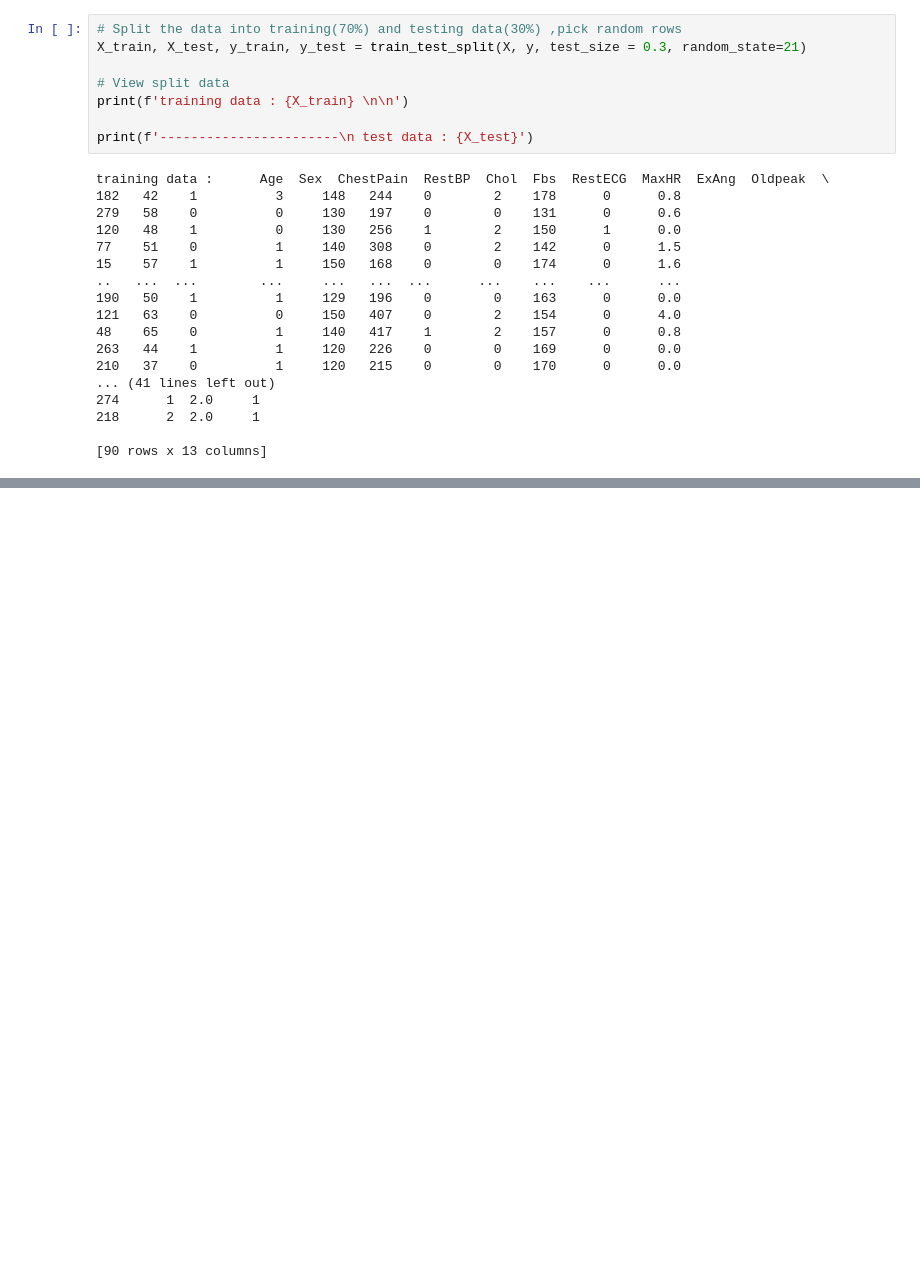
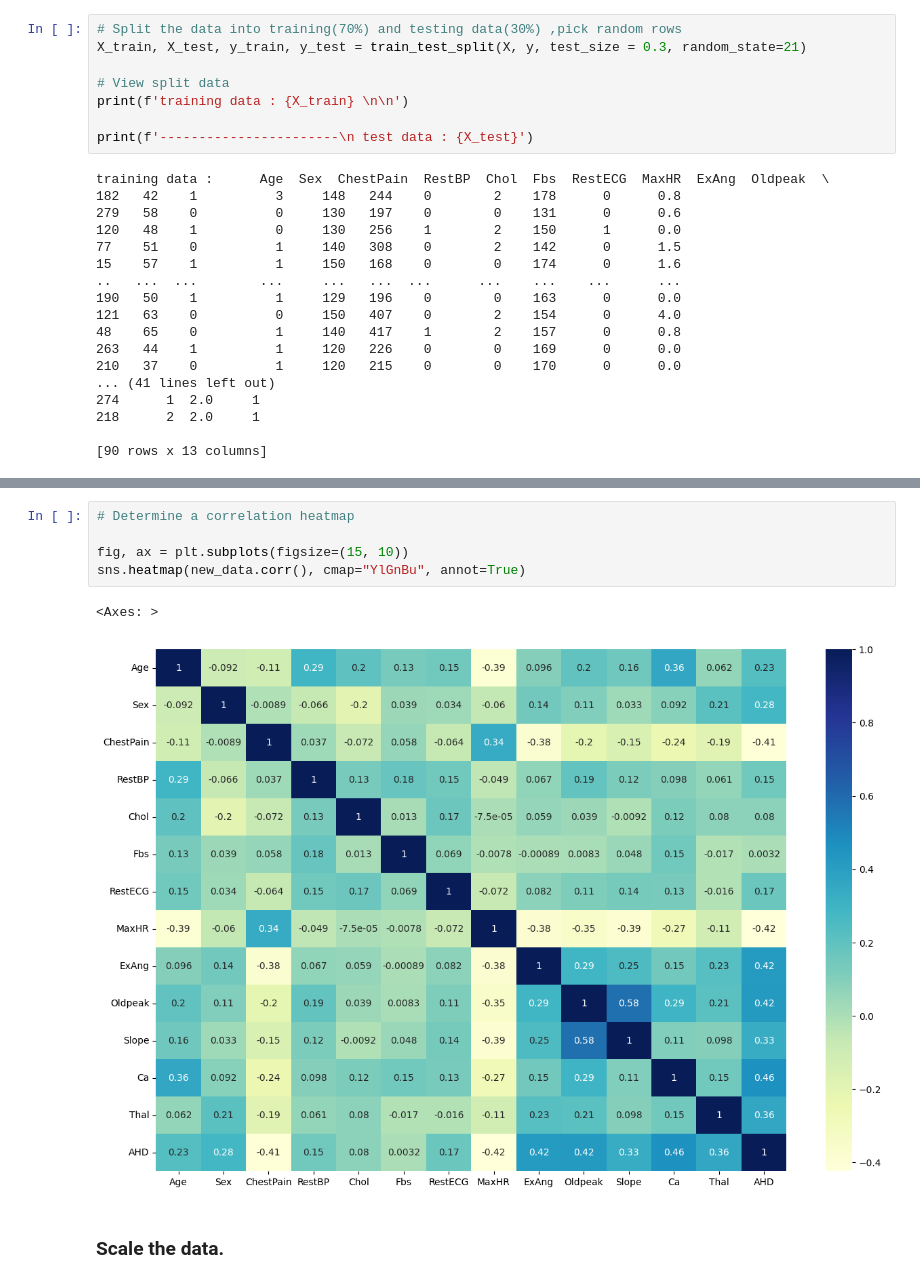
Before and after one commit to kechcole/Machine-Learning, a Jupyter notebook: Notebook/3.Logistic_regression.ipynb, the cells around one changed output, grey strips where cells are left out. Cells and saved outputs as stored; diff of their text form; blank space fills up the shorter version.

```diff
--- a/Notebook/3.Logistic_regression.ipynb
+++ b/Notebook/3.Logistic_regression.ipynb
@@ -200,0 +209,10 @@ training data :      Age  Sex  ChestPain  RestBP  Chol  Fbs  RestECG  MaxHR  ExA
+# %%
+# Determine a correlation heatmap
+
+fig, ax = plt.subplots(figsize=(15, 10))
+sns.heatmap(new_data.corr(), cmap="YlGnBu", annot=True)
+# %% [output]
+<Axes: >
+[figure, added]
+# %% [markdown]
+### Scale the data.
```
Also changed, not shown: parts of 2 cells of this notebook.
